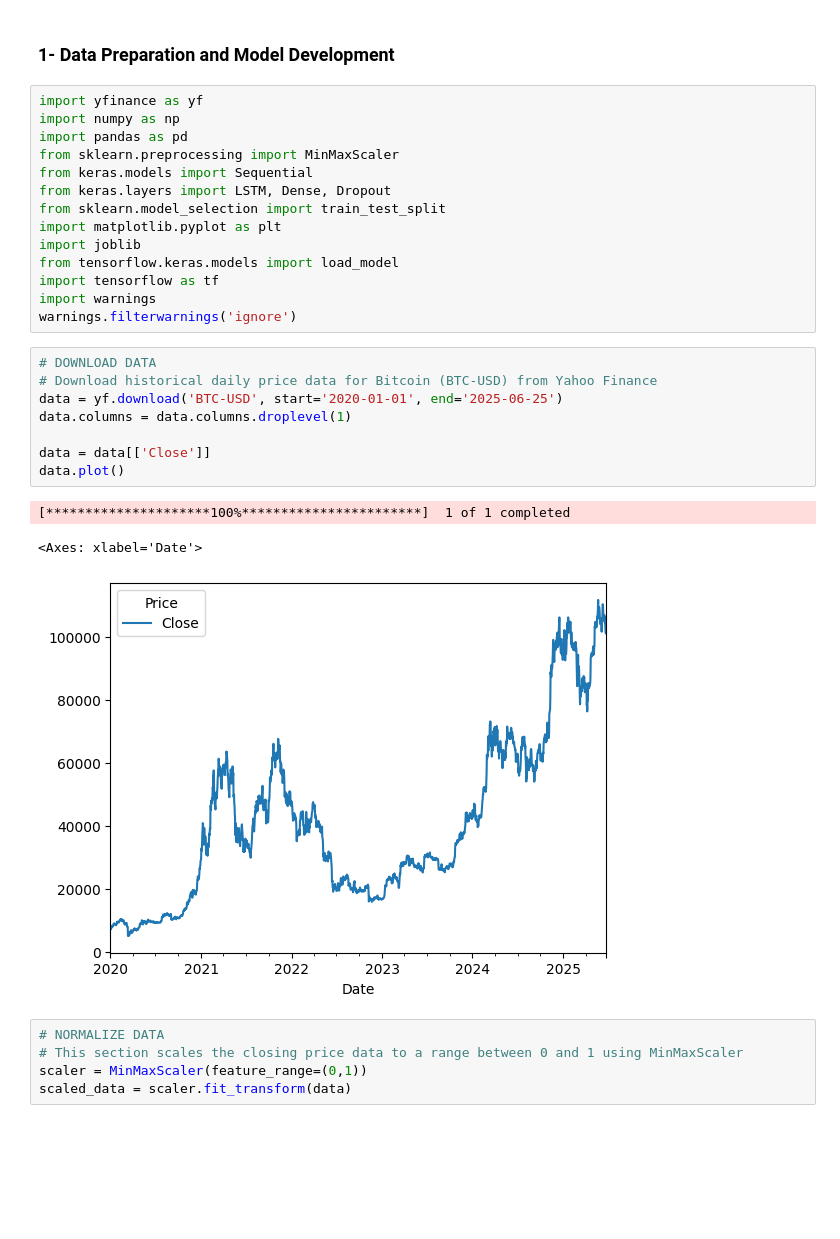
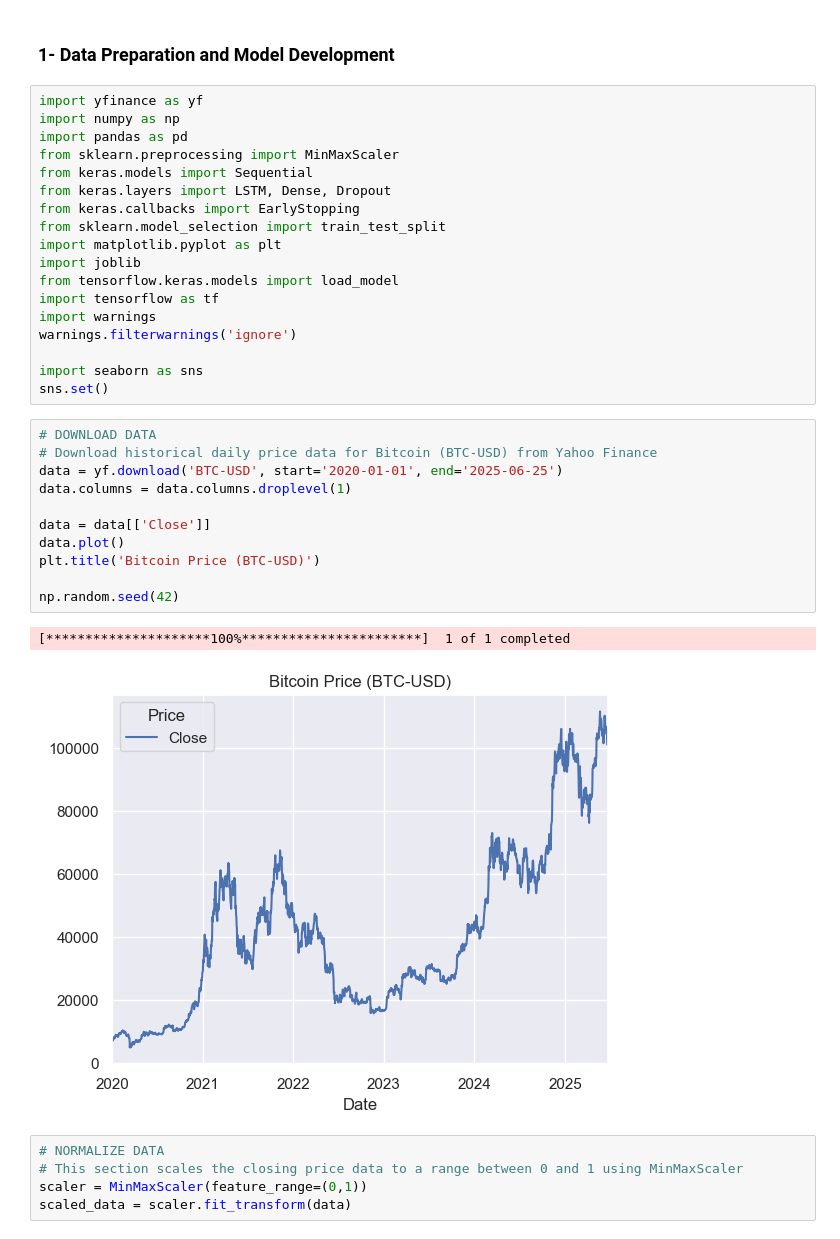
Before and after one commit to QuiquePCB/LSTM_trading_project, a Jupyter notebook: LSTM_project.ipynb, the cells around one changed output. Drawn from its saved outputs; the diff is of its cells as text; blank space fills up the shorter version.

```diff
--- a/LSTM_project.ipynb
+++ b/LSTM_project.ipynb
@@ -16,6 +16,7 @@ import pandas as pd
 from sklearn.preprocessing import MinMaxScaler
 from keras.models import Sequential
 from keras.layers import LSTM, Dense, Dropout
+from keras.callbacks import EarlyStopping
 from sklearn.model_selection import train_test_split
 import matplotlib.pyplot as plt
 import joblib
@@ -23,18 +24,23 @@ from tensorflow.keras.models import load_model
 import tensorflow as tf
 import warnings
 warnings.filterwarnings('ignore')
+
+import seaborn as sns
+sns.set()
 # %%
 # DOWNLOAD DATA
 # Download historical daily price data for Bitcoin (BTC-USD) from Yahoo Finance
 data = yf.download('BTC-USD', start='2020-01-01', end='2025-06-25')
 data.columns = data.columns.droplevel(1)
 
 data = data[['Close']]
 data.plot()
+plt.title('Bitcoin Price (BTC-USD)')
+
+np.random.seed(42)
 # %% [output]
 [*********************100%***********************]  1 of 1 completed
-<Axes: xlabel='Date'>
-[figure, old version]
+[figure, new version]
 # %%
 # NORMALIZE DATA
 # This section scales the closing price data to a range between 0 and 1 using MinMaxScaler
```
Also changed, not shown: parts of 18 cells of this notebook, 3 other files.
